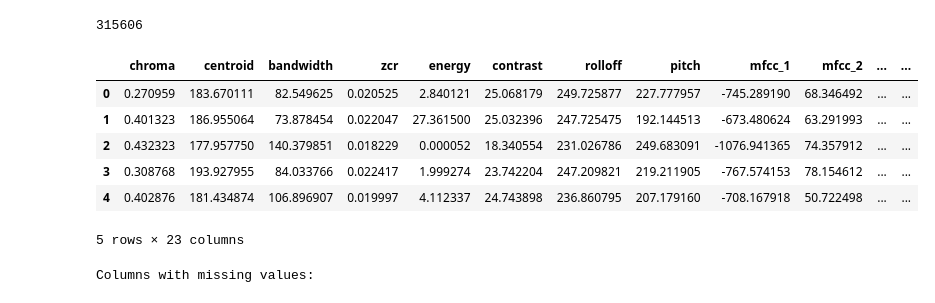
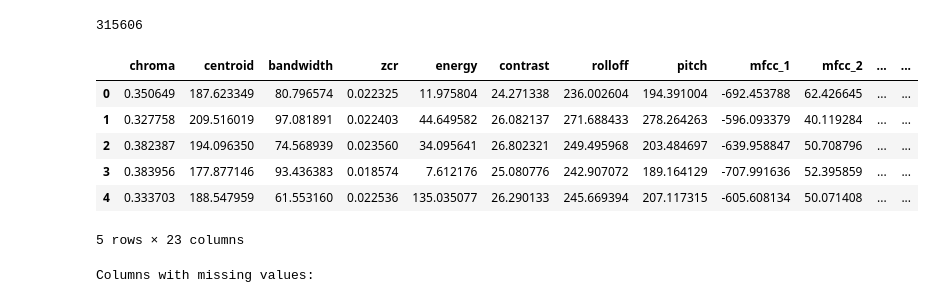
Before and after one commit to vnijat93/cis_663_summer_24, a Jupyter notebook: identification.ipynb, the cells around one changed output. Saved outputs shown, nothing was run; the diff lists cells and outputs as text; code cells hidden in the pictures.

```diff
--- a/identification.ipynb
+++ b/identification.ipynb
@@ -44,29 +44,29 @@ assert spoof_df['label'].eq('bona-fide').sum() == 0, "There are 'bona-fide' labe
 # %%
 def balance_data_by_person(data):
     # Get the minimum number of rows available for any person
     min_rows = data['person'].value_counts().min()
 
     # Sample the minimum number of rows for each person
     balanced_data = data.groupby('person').apply(lambda x: x.sample(min_rows)).reset_index(drop=True)
 
     return balanced_data
 
-filtered_data = combined_df.copy()  # CHOOSE CLASSIFICATION DATA, if you want to classify deepfakes, use combined_df.copy()
-filtered_data.reset_index(drop=True, inplace=True)
-identification_data = balance_data_by_person(filtered_data)
+identification_data = bona_fide_df.copy()  # CHOOSE CLASSIFICATION DATA, if you want to classify deepfakes, use combined_df.copy(), bona_fide_df otherwise
+identification_data.reset_index(drop=True, inplace=True)
+identification_data = balance_data_by_person(identification_data)  # COMMENT OUT if you want to classify deepfakes
 
 # Split the data into features and labels
 X = identification_data.drop(columns=['label', 'person'])
-y = identification_data['label']  # CHOOSE CLASSIFICATION DATA, if you want to classify deepfakes, use 'label'
+y = identification_data['person']  # CHOOSE CLASSIFICATION DATA, if you want to classify deepfakes, use 'label', otherwise 'person'
 
 identification_data.head()
 # %% [output]
 |  | chroma | centroid | bandwidth | zcr | energy | contrast | rolloff | pitch | mfcc_1 | mfcc_2 | ... | ... |
-| 0 | 0.270959 | 183.670111 | 82.549625 | 0.020525 | 2.840121 | 25.068179 | 249.725877 | 227.777957 | -745.289190 | 68.346492 | ... | ... |
-| 1 | 0.401323 | 186.955064 | 73.878454 | 0.022047 | 27.361500 | 25.032396 | 247.725475 | 192.144513 | -673.480624 | 63.291993 | ... | ... |
-| 2 | 0.432323 | 177.957750 | 140.379851 | 0.018229 | 0.000052 | 18.340554 | 231.026786 | 249.683091 | -1076.941365 | 74.357912 | ... | ... |
-| 3 | 0.308768 | 193.927955 | 84.033766 | 0.022417 | 1.999274 | 23.742204 | 247.209821 | 219.211905 | -767.574153 | 78.154612 | ... | ... |
-| 4 | 0.402876 | 181.434874 | 106.896907 | 0.019997 | 4.112337 | 24.743898 | 236.860795 | 207.179160 | -708.167918 | 50.722498 | ... | ... |
+| 0 | 0.350649 | 187.623349 | 80.796574 | 0.022325 | 11.975804 | 24.271338 | 236.002604 | 194.391004 | -692.453788 | 62.426645 | ... | ... |
+| 1 | 0.327758 | 209.516019 | 97.081891 | 0.022403 | 44.649582 | 26.082137 | 271.688433 | 278.264263 | -596.093379 | 40.119284 | ... | ... |
+| 2 | 0.382387 | 194.096350 | 74.568939 | 0.023560 | 34.095641 | 26.802321 | 249.495968 | 203.484697 | -639.958847 | 50.708796 | ... | ... |
+| 3 | 0.383956 | 177.877146 | 93.436383 | 0.018574 | 7.612176 | 25.080776 | 242.907072 | 189.164129 | -707.991636 | 52.395859 | ... | ... |
+| 4 | 0.333703 | 188.547959 | 61.553160 | 0.022536 | 135.035077 | 26.290133 | 245.669394 | 207.117315 | -605.608134 | 50.071408 | ... | ... |
 5 rows × 23 columns
 # %%
 authentication_data_missing_values = identification_data.isnull().sum()
```
Also changed, not shown: parts of 2 cells of this notebook.
